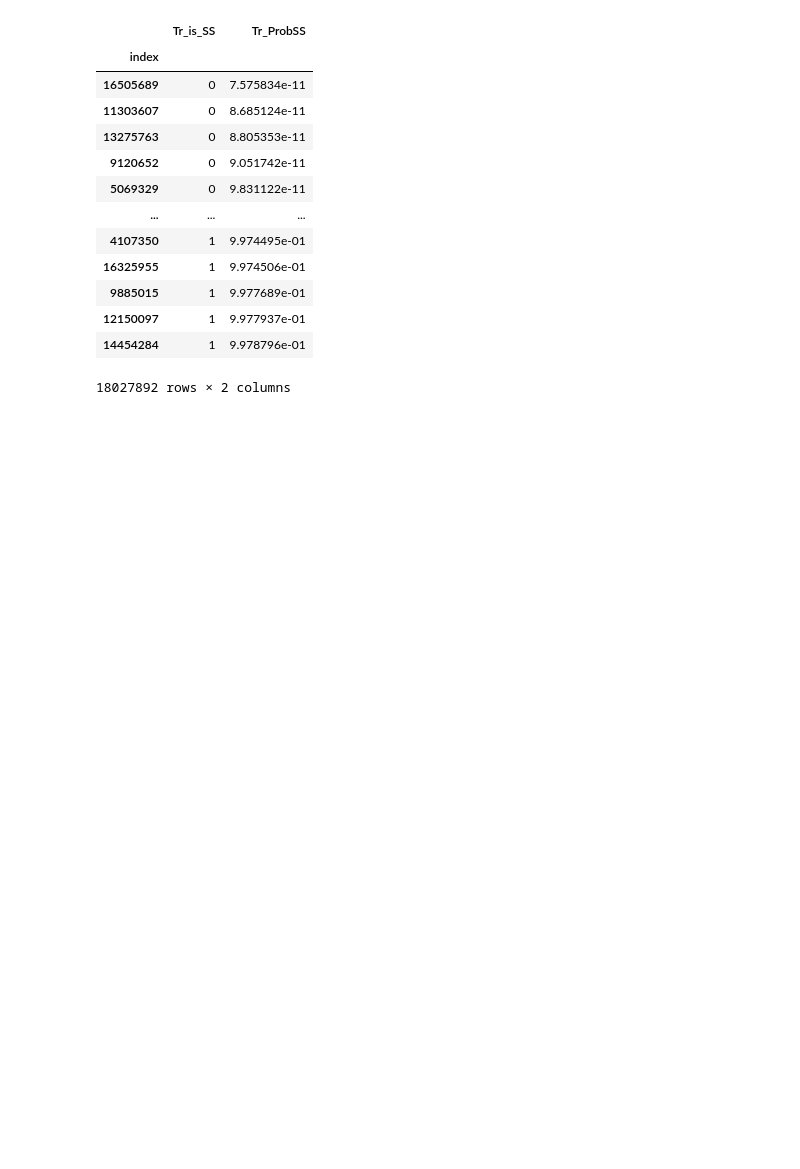
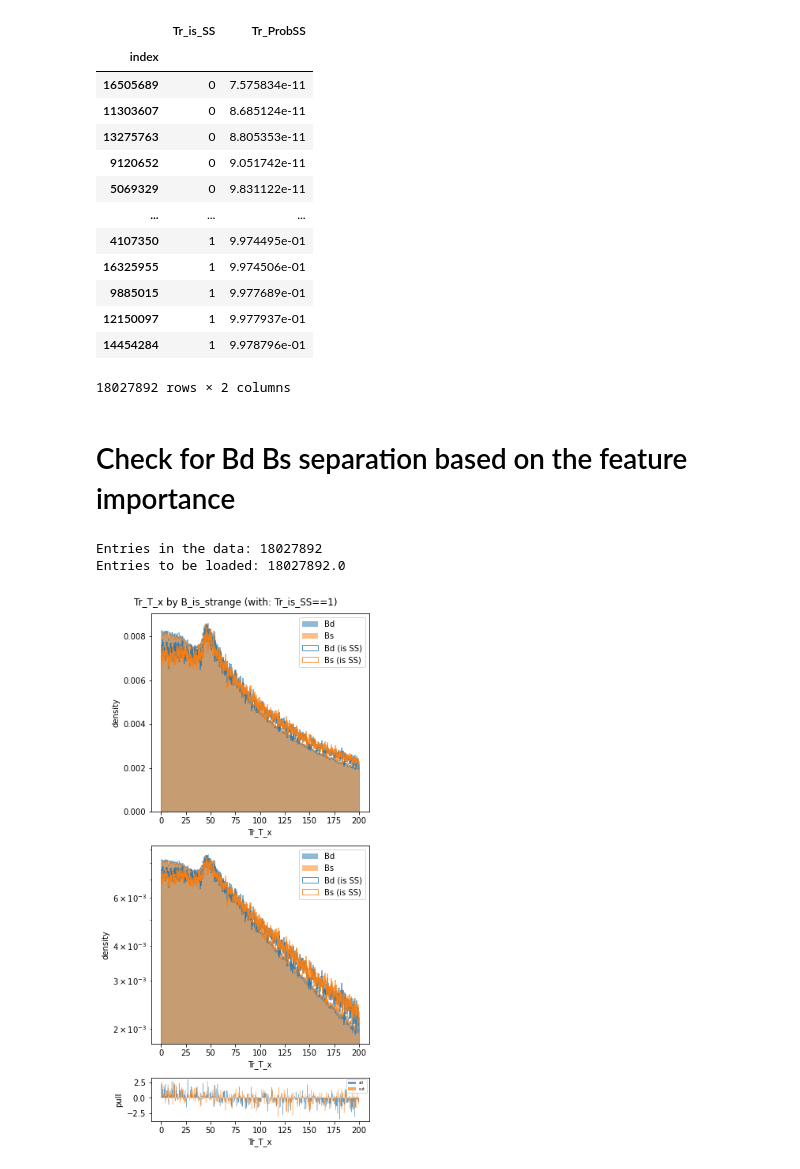
Before and after one commit to NicoJG/bachelorthesis_code, a Jupyter notebook: data_investigation/processed_data_investigation.ipynb, the cells around one changed output. Drawn from its saved outputs; the diff is of its cells as text; code cells hidden in the pictures; blank space fills up the shorter version.

Commit message:
some data investigation

```diff
--- a/data_investigation/processed_data_investigation.ipynb
+++ b/data_investigation/processed_data_investigation.ipynb
@@ -97,3 +99,32 @@ df[["Tr_is_SS","Tr_ProbSS"]].sort_values(by="Tr_ProbSS")
 | 12150097 | 1 | 9.977937e-01 |
 | 14454284 | 1 | 9.978796e-01 |
 18027892 rows × 2 columns
+# %% [markdown]
+# Check for Bd Bs separation based on the feature importance
+# %%
+df_data = load_preprocessed_data()
+# %% [output]
+Entries in the data: 18027892
+Entries to be loaded: 18027892.0
+# %%
+feature_props = load_feature_properties()
+# %%
+
+fkey = "Tr_T_x"
+fprops = feature_props[fkey]
+
+lkey = "B_is_strange"
+lprops = feature_props[lkey]
+
+n_bins = 300
+lower_quantile = 0.01
+higher_quantile = 0.99
+
+fprops[f"quantile_{lower_quantile}"] = 0.00001
+fprops[f"quantile_{higher_quantile}"] = 200
+
+fig = hist_feature_by_label(df_data, fkey, fprops, lkey, lprops, higher_quantile=higher_quantile, lower_quantile=lower_quantile, add_cut=True, cut_query="Tr_is_SS==1", cut_label="is SS")
+
+fig.show()
+# %% [output]
+[figure, added]
```
Also changed, not shown: parts of 1 cell of this notebook, 1 other file.
